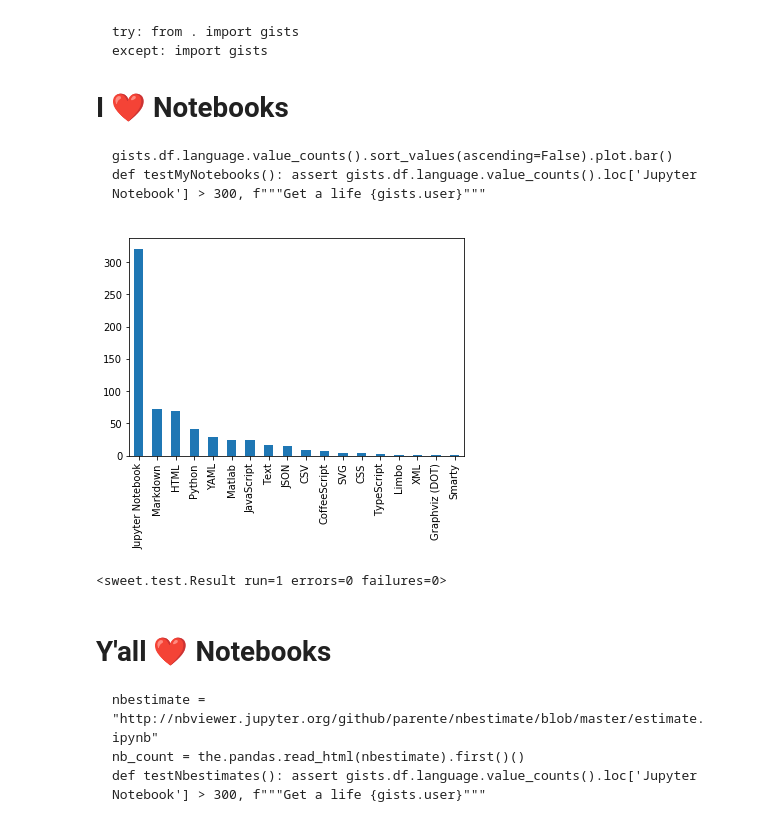
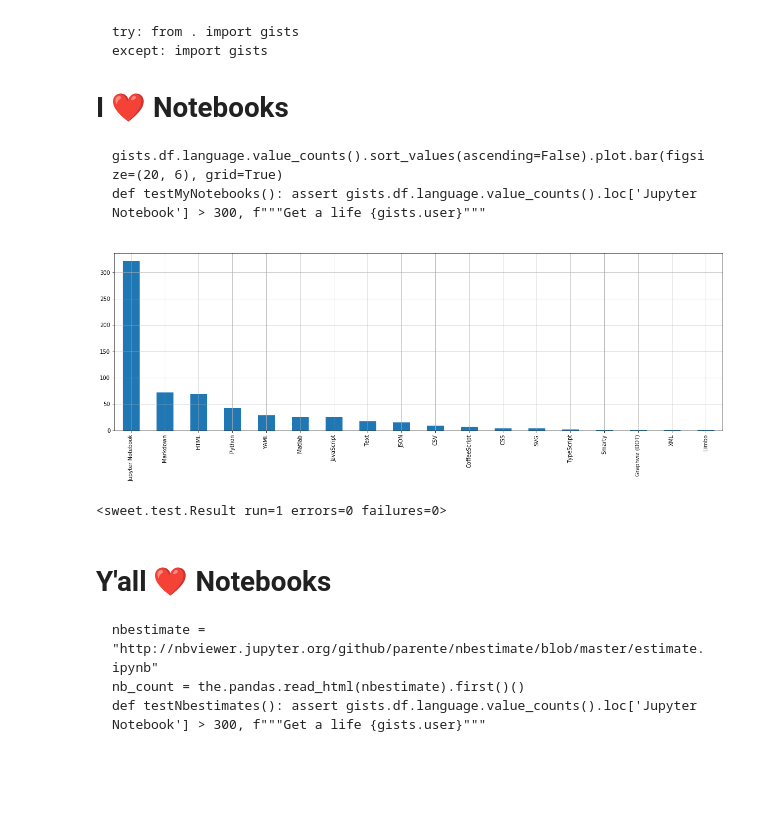
Before and after one commit to deathbeds/LitAF, a Jupyter notebook: litaf/cognitive.ipynb, the cells around one changed output. Cells and saved outputs as stored; diff of their text form; code cells hidden in the pictures; blank space fills up the shorter version.

```diff
--- a/litaf/cognitive.ipynb
+++ b/litaf/cognitive.ipynb
@@ -21,20 +14,20 @@ Notebooks are infrastructure for symbollic expression.
 # %%
     try: from . import gists
     except: import gists
 
 # I ❤️ Notebooks
 
-    gists.df.language.value_counts().sort_values(ascending=False).plot.bar()
+    gists.df.language.value_counts().sort_values(ascending=False).plot.bar(figsize=(20, 6), grid=True)
     def testMyNotebooks(): assert gists.df.language.value_counts().loc['Jupyter Notebook'] > 300, f"""Get a life {gists.user}"""
 # %% [output]
     try: from . import gists
     except: import gists
 
 # I ❤️ Notebooks
 
-    gists.df.language.value_counts().sort_values(ascending=False).plot.bar()
+    gists.df.language.value_counts().sort_values(ascending=False).plot.bar(figsize=(20, 6), grid=True)
     def testMyNotebooks(): assert gists.df.language.value_counts().loc['Jupyter Notebook'] > 300, f"""Get a life {gists.user}"""
-[figure, old version]
+[figure, new version]
 <sweet.test.Result run=1 errors=0 failures=0>
 # %%
 # Y'all ❤️ Notebooks
```
Also changed, not shown: parts of 16 cells of this notebook, 1 other file.
